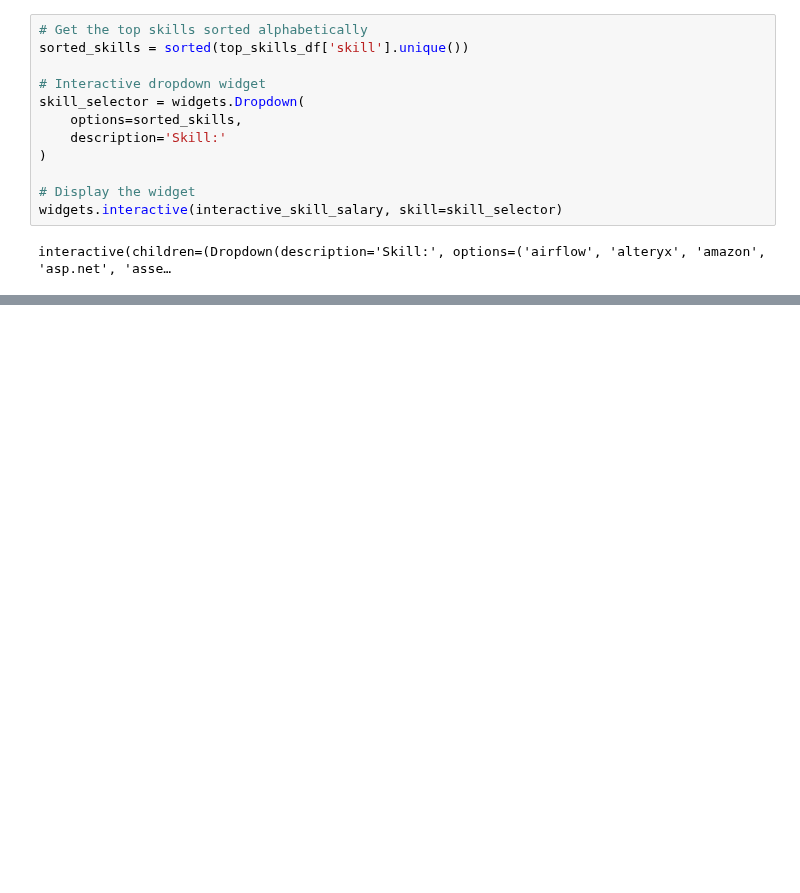
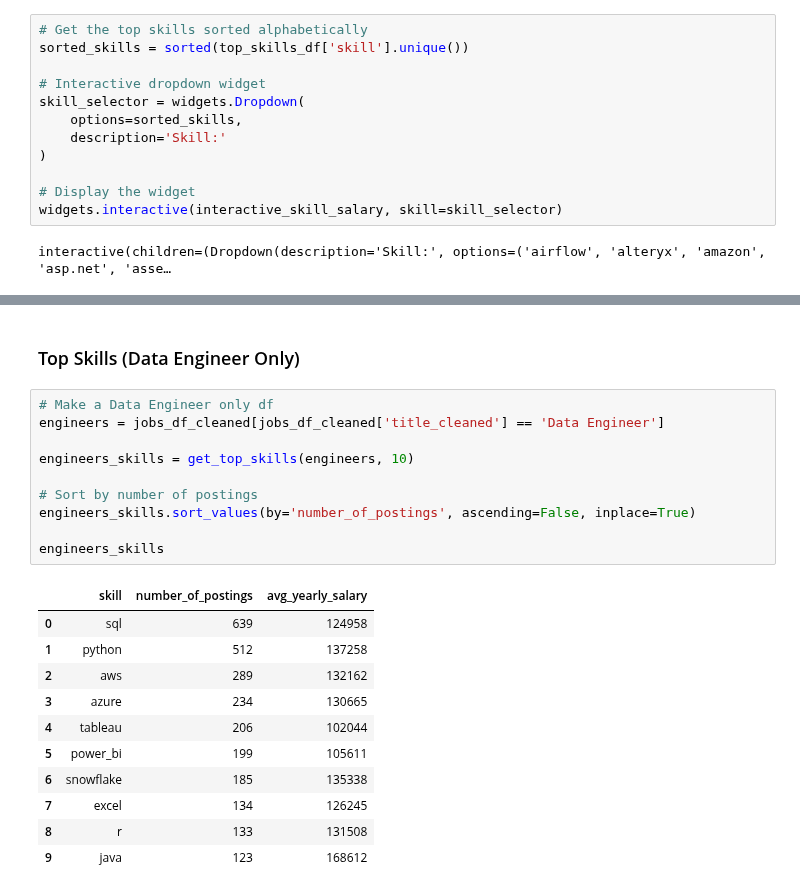
Before and after one commit to Decoding-Data-Jobs/data-jobs-project, a Jupyter notebook: schmitz_working/schmitz_draft.ipynb, the cells around one changed output, grey strips where cells are left out. Saved outputs shown, nothing was run; the diff lists cells and outputs as text; blank space fills up the shorter version.

```diff
--- a/schmitz_working/schmitz_draft.ipynb
+++ b/schmitz_working/schmitz_draft.ipynb
@@ -1377,0 +1461,24 @@ interactive(children=(Dropdown(description='Skill:', options=('airflow', 'altery
+# %% [markdown]
+### Top Skills (Data Engineer Only)
+# %%
+# Make a Data Engineer only df
+engineers = jobs_df_cleaned[jobs_df_cleaned['title_cleaned'] == 'Data Engineer']
+
+engineers_skills = get_top_skills(engineers, 10)
+
+# Sort by number of postings
+engineers_skills.sort_values(by='number_of_postings', ascending=False, inplace=True)
+
+engineers_skills
+# %% [output]
+|  | skill | number_of_postings | avg_yearly_salary |
+| 0 | sql | 639 | 124958 |
+| 1 | python | 512 | 137258 |
+| 2 | aws | 289 | 132162 |
+| 3 | azure | 234 | 130665 |
+| 4 | tableau | 206 | 102044 |
+| 5 | power_bi | 199 | 105611 |
+| 6 | snowflake | 185 | 135338 |
+| 7 | excel | 134 | 126245 |
+| 8 | r | 133 | 131508 |
+| 9 | java | 123 | 168612 |
```
Also changed, not shown: parts of 19 cells of this notebook.
